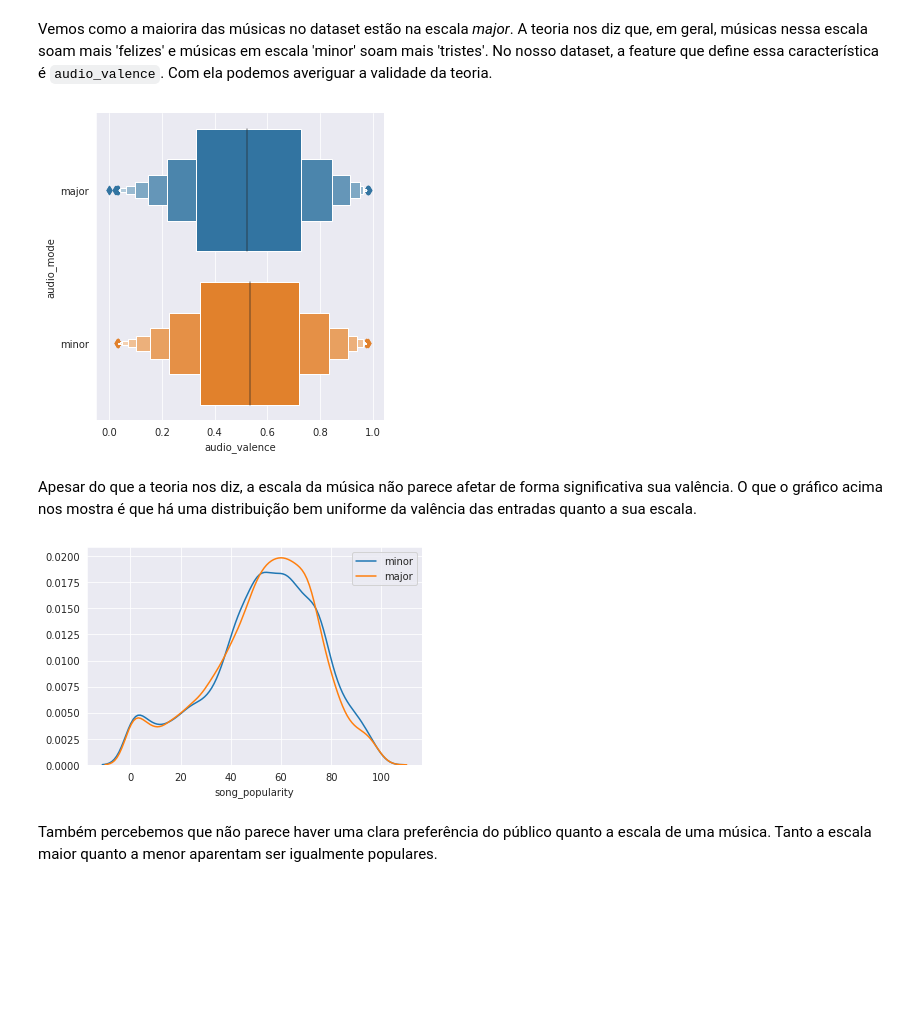
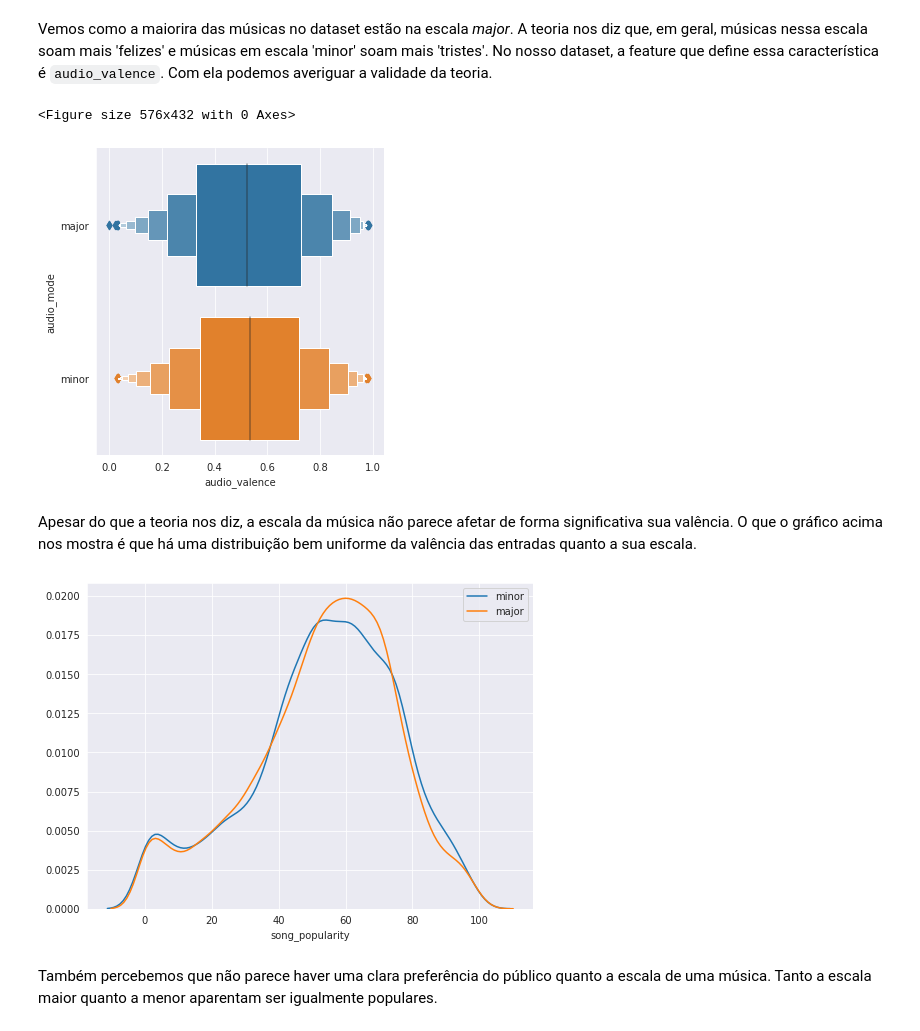
Before and after one commit to luish18/analise_dados_spotify, a Jupyter notebook: analise.ipynb, the cells around one changed output. Drawn from its saved outputs; the diff is of its cells as text; code cells hidden in the pictures; blank space fills up the shorter version.

```diff
--- a/analise.ipynb
+++ b/analise.ipynb
@@ -210,22 +212,25 @@ plt.show()
 # %% [markdown]
 Vemos como a maiorira das músicas no dataset estão na escala *major*. A teoria nos diz que, em geral, músicas nessa escala soam mais 'felizes' e músicas em escala 'minor' soam mais 'tristes'. No nosso dataset, a feature que define essa característica é `audio_valence`. Com ela podemos averiguar a validade da teoria.
 # %%
+plt.figure(figsize=(8,6))
 sns.catplot('audio_valence', 'audio_mode', data=df, kind='boxen')
 plt.show()
 # %% [output]
+<Figure size 576x432 with 0 Axes>
 [figure]
 # %% [markdown]
 Apesar do que a teoria nos diz, a escala da música não parece afetar de forma significativa sua valência. O que o gráfico acima nos mostra é que há uma distribuição bem uniforme da valência das entradas quanto a sua escala.
 # %%
+plt.figure(figsize=(8,6))
 minor = df[df['audio_mode'] == 'minor']
 major = df[df['audio_mode'] == 'major']
 
 sns.distplot(minor['song_popularity'], hist=False, label='minor')
 sns.distplot(major['song_popularity'], hist=False, label='major')
 
 plt.legend()
 plt.show()
 # %% [output]
-[figure, old version]
+[figure, new version]
 # %% [markdown]
 Também percebemos que não parece haver uma clara preferência do público quanto a escala de uma música. Tanto a escala maior quanto a menor aparentam ser igualmente populares.
```
Also changed, not shown: parts of 15 cells of this notebook.
